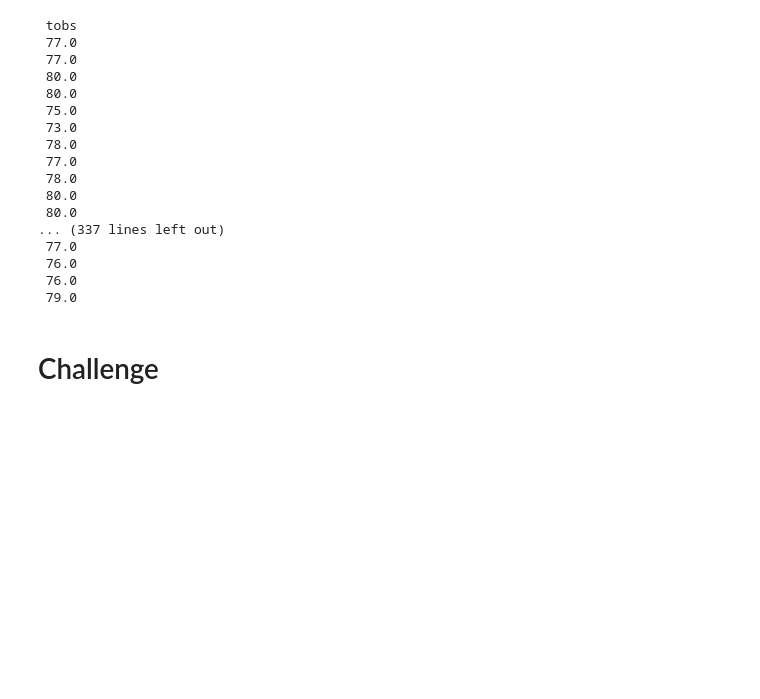
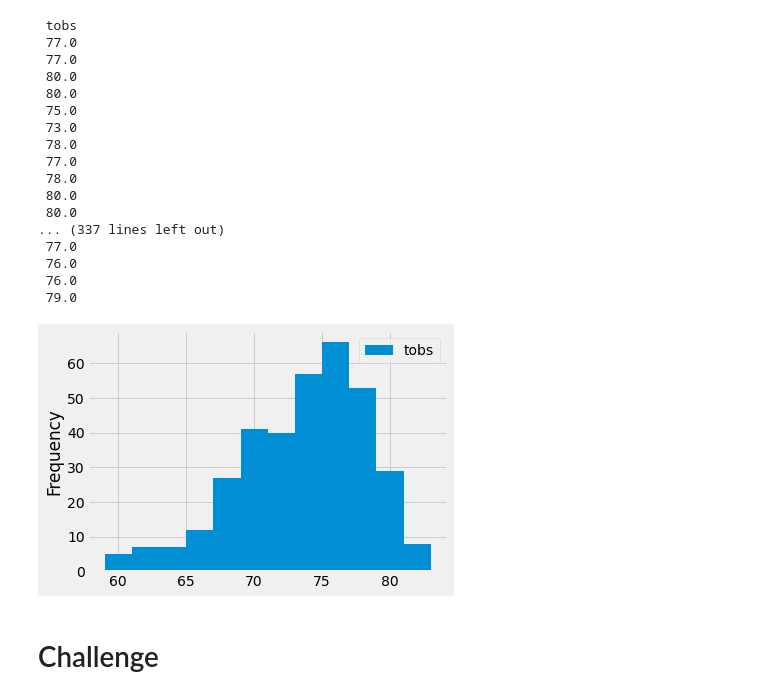
Before and after one commit to AkifEltahir96/Surfs_Up, a Jupyter notebook: climate_analysis.ipynb, the cells around one changed output. Cells and saved outputs as stored; diff of their text form; code cells hidden in the pictures; blank space fills up the shorter version.

```diff
--- a/climate_analysis.ipynb
+++ b/climate_analysis.ipynb
@@ -135,6 +135,10 @@ print(df.to_string(index = False))
 # %%
 # Choose the station with the highest number of temperature observations.
 # Query the last 12 months of temperature observation data for this station and plot the results as a histogram
+df.plot.hist(bins=12)
+plt.tight_layout()
+# %% [output]
+[figure, added]
 # %%
 # Write a function called `calc_temps` that will accept start date and end date in the format '%Y-%m-%d'
 # and return the minimum, average, and maximum temperatures for that range of dates
```
Also changed, not shown: parts of 2 cells of this notebook, 1 other file.
